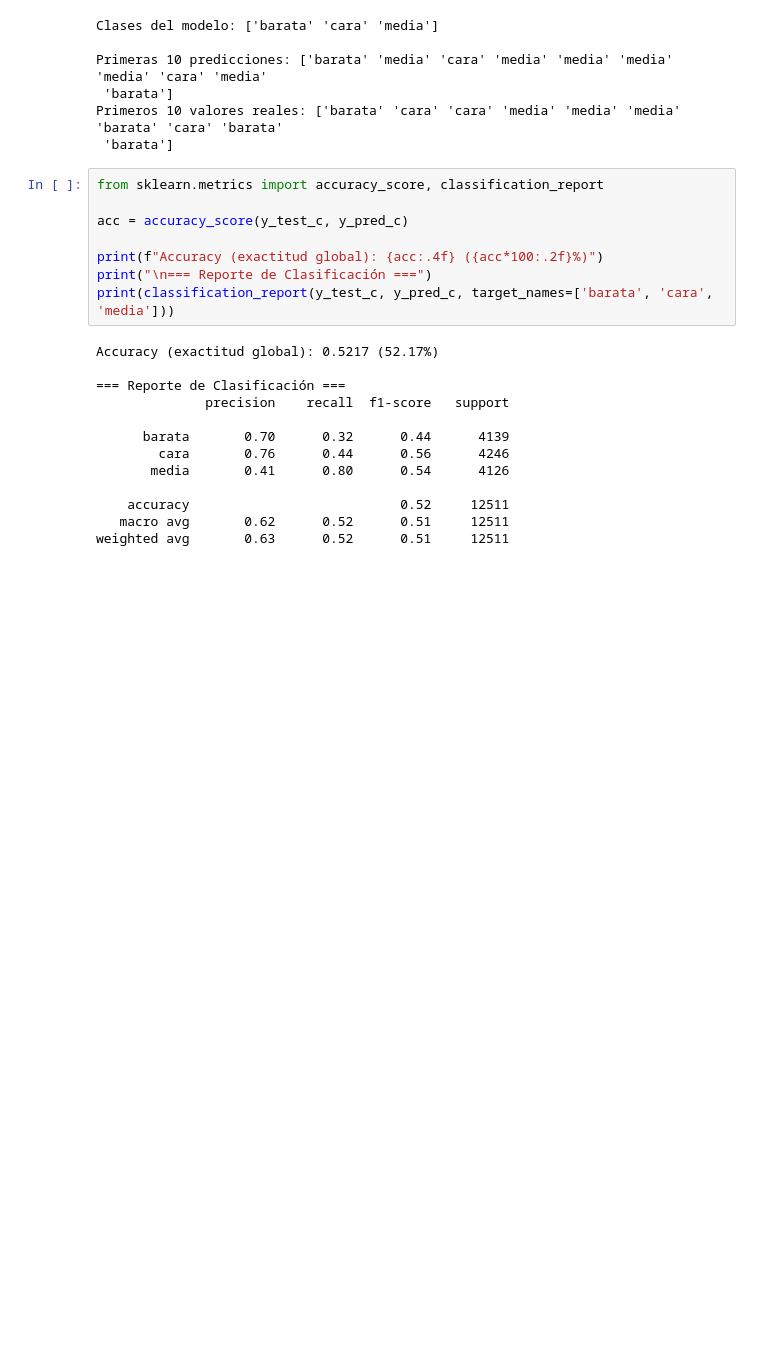
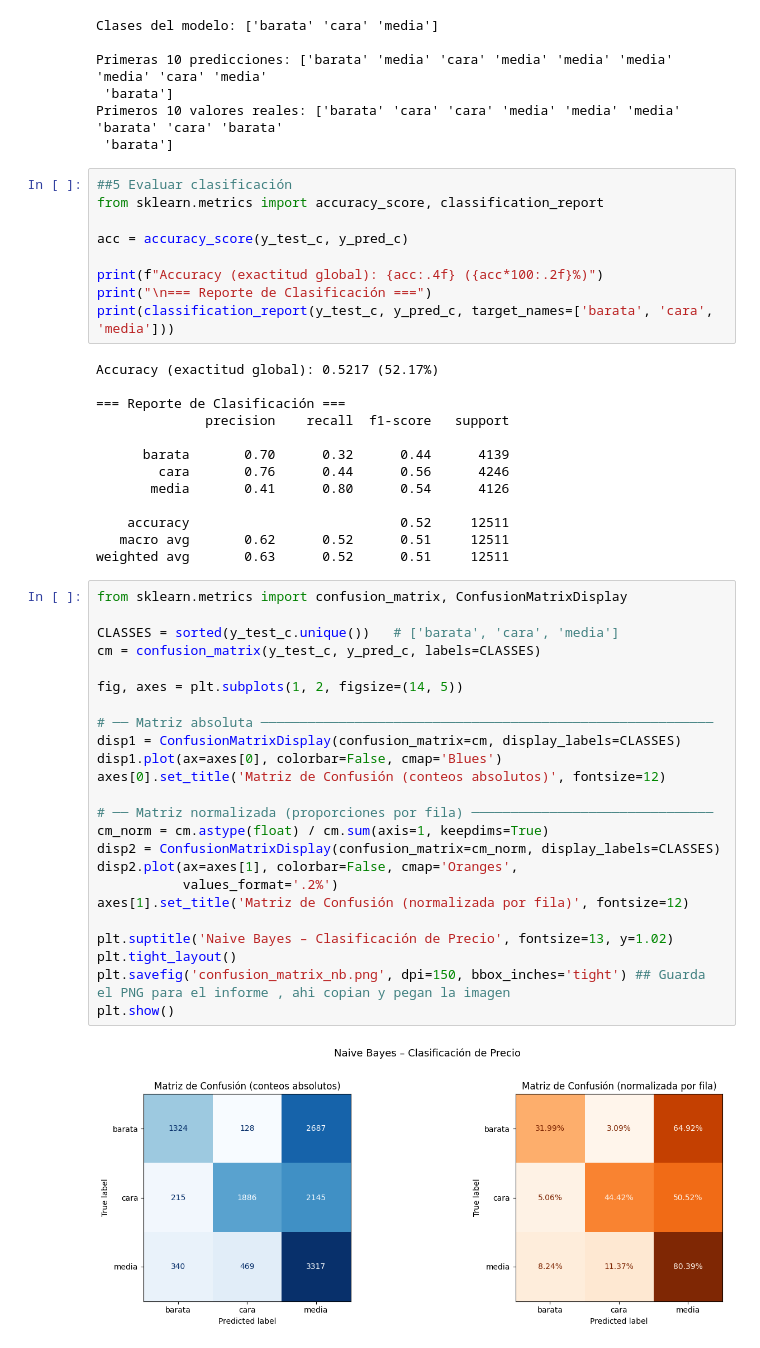
Before and after one commit to VirusMauri1/Naive-Bayes, a Jupyter notebook: lab5.ipynb, the cells around one changed output. Saved outputs shown, nothing was run; the diff lists cells and outputs as text; blank space fills up the shorter version.

Commit message:
Matriz de confusion ( 6 )

```diff
--- a/lab5.ipynb
+++ b/lab5.ipynb
@@ -320,6 +320,7 @@ Primeras 10 predicciones: ['barata' 'media' 'cara' 'media' 'media' 'media' 'medi
 Primeros 10 valores reales: ['barata' 'cara' 'cara' 'media' 'media' 'media' 'barata' 'cara' 'barata'
  'barata']
 # %%
+##5 Evaluar clasificación
 from sklearn.metrics import accuracy_score, classification_report
 
 acc = accuracy_score(y_test_c, y_pred_c)
@@ -340,3 +341,29 @@ Accuracy (exactitud global): 0.5217 (52.17%)
     accuracy                           0.52     12511
    macro avg       0.62      0.52      0.51     12511
 weighted avg       0.63      0.52      0.51     12511
+# %%
+from sklearn.metrics import confusion_matrix, ConfusionMatrixDisplay
+
+CLASSES = sorted(y_test_c.unique())   # ['barata', 'cara', 'media']
+cm = confusion_matrix(y_test_c, y_pred_c, labels=CLASSES)
+
+fig, axes = plt.subplots(1, 2, figsize=(14, 5))
+
+# ── Matriz absoluta ──────────────────────────────────────────────────────────
+disp1 = ConfusionMatrixDisplay(confusion_matrix=cm, display_labels=CLASSES)
+disp1.plot(ax=axes[0], colorbar=False, cmap='Blues')
+axes[0].set_title('Matriz de Confusión (conteos absolutos)', fontsize=12)
+
+# ── Matriz normalizada (proporciones por fila) ───────────────────────────────
+cm_norm = cm.astype(float) / cm.sum(axis=1, keepdims=True)
+disp2 = ConfusionMatrixDisplay(confusion_matrix=cm_norm, display_labels=CLASSES)
+disp2.plot(ax=axes[1], colorbar=False, cmap='Oranges',
+           values_format='.2%')
+axes[1].set_title('Matriz de Confusión (normalizada por fila)', fontsize=12)
+
+plt.suptitle('Naive Bayes – Clasificación de Precio', fontsize=13, y=1.02)
+plt.tight_layout()
+plt.savefig('confusion_matrix_nb.png', dpi=150, bbox_inches='tight') ## Guarda el PNG para el informe , ahi copian y pegan la imagen
+plt.show()
+# %% [output]
+[figure, added]
```
Also changed, not shown: 1 other file.
